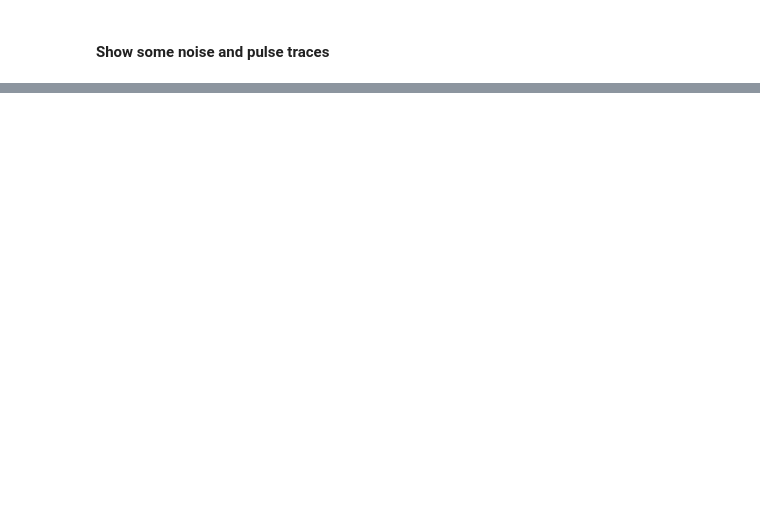
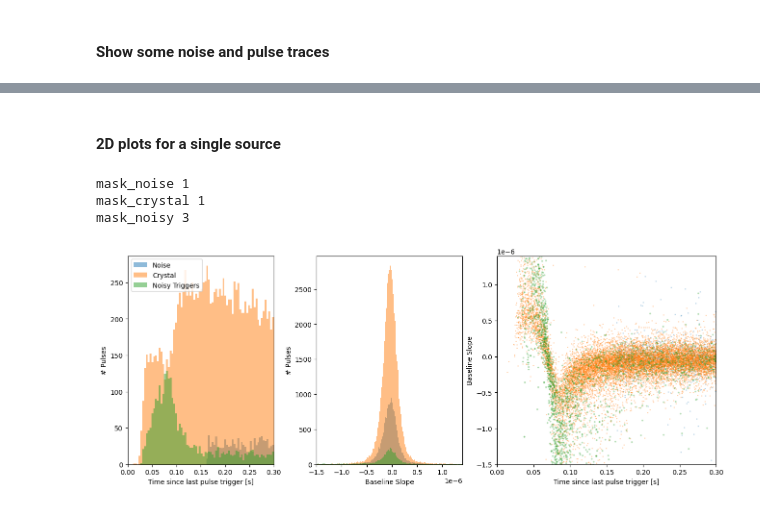
Before and after one commit to Wouter-VDP/PyCRP_notebooks, a Jupyter notebook: RQ_analyser_Summer2022.ipynb, the cells around one changed output, grey strips where cells are left out. Drawn from its saved outputs; the diff is of its cells as text; code cells hidden in the pictures; blank space fills up the shorter version.

```diff
--- a/RQ_analyser_Summer2022.ipynb
+++ b/RQ_analyser_Summer2022.ipynb
@@ -27,6 +32,9 @@ output_dir = globus_dir+"output/"
 # Default matplotlib colours
 prop_cycle = plt.rcParams['axes.prop_cycle']
 colors = prop_cycle.by_key()['color']
+# Define 2D configs
+config_2d_scatter = {"type":"scatter"}
+config_2d_hist = {"type":"hist"}
 
 # Field initizlisation
 source_dict = {}
@@ -233,0 +344,29 @@ Text(0, 0.5, '# Pulses')
+# %% [markdown]
+#### 2D plots for a single source
+# %%
+mask_arr = ["mask_noise", "mask_crystal", "mask_noisy"]
+mask_labs = ['Noise', 'Crystal', 'Noisy Triggers']
+# %%
+# Investigate pilup pulse cut
+series = "Background"
+
+var1 = {'name': 'time_diff_prev_trig',
+        'label': 'Time since last pulse trigger [s]',
+        'range': (0,0.3),
+        'bins': 80,
+        'norm':False
+       }
+
+var2 = {'name': 'BaselineSlope_CH1',
+        'label': 'Baseline Slope',
+        'range': (-1.5e-6,1.4e-6),
+        'bins': 200,
+        'norm':False
+       }
+
+fix,ax = source_dict[series]["helper"].plot_pairs(var1,var2,mask_arr,mask_labs, config_2d_scatter)
+# %% [output]
+mask_noise 1
+mask_crystal 1
+mask_noisy 3
+[figure, added]
```
Also changed, not shown: parts of 18 cells of this notebook, 7 other files.
